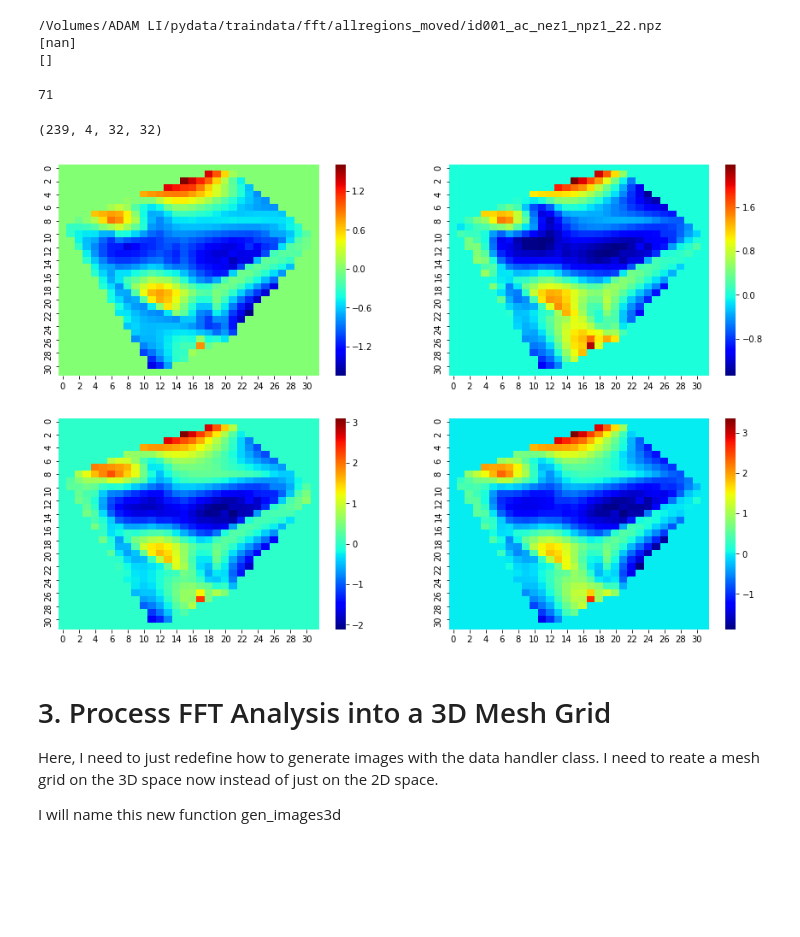
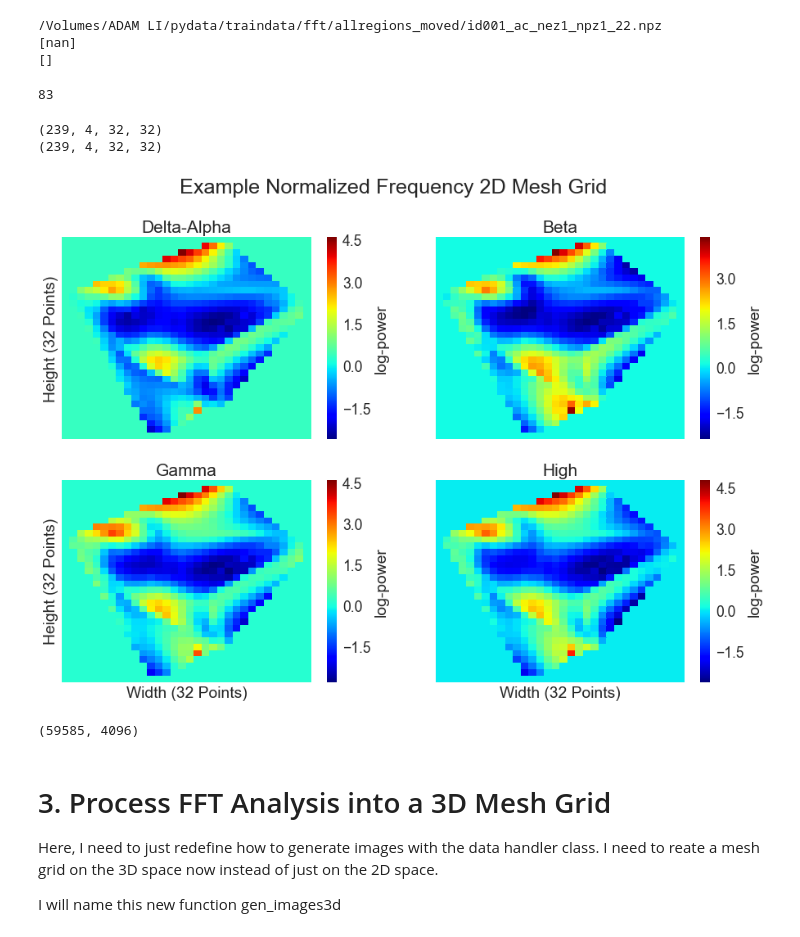
Before and after one commit to adam2392/dnn-unsupervised, a Jupyter notebook: dnn/Updated FFT Data Preprocessing into 2D and 3D.ipynb, the cells around one changed output. Saved outputs shown, nothing was run; the diff lists cells and outputs as text; code cells hidden in the pictures; blank space fills up the shorter version.

```diff
--- a/dnn/Updated FFT Data Preprocessing into 2D and 3D.ipynb
+++ b/dnn/Updated FFT Data Preprocessing into 2D and 3D.ipynb
@@ -515,7 +514,7 @@ print(seizoffsets)
 []
 # %%
 expname = 'allregions_notmoved'
-trainimagedir = os.path.join('/Volumes/ADAM LI/pydata/traindata/image_2d/', expname)
+trainimagedir = os.path.join('/Volumes/ADAM LI/pydata/dnn/traindata/image_2d/', expname)
 # Get ALL datafiles from all downstream files
 datafiles = []
 for root, dirs, files in os.walk(trainimagedir):
@@ -525,27 +524,62 @@ for root, dirs, files in os.walk(trainimagedir):
 # print(datafiles)
 print(len(datafiles))
 # %% [output]
-71
+83
 # %%
 import seaborn as sns
 import matplotlib
 import matplotlib.pyplot as plt
 
 filename = path_leaf(datafiles[0])
-filepath = os.path.join(trainimagedir, filename + '.npy')
-imagetensor = np.load(filepath)
+filepath = os.path.join(trainimagedir, filename)
+data = np.load(filepath)
+imagetensor = data['image_tensor']
+metadata = data['metadata'].item()
 print(imagetensor.shape)
 
-plt.figure(figsize=(15,10))
+def normalizeimage(imagetensor):
+    # assumes imagetensor shape is [nsamps, nchans, width, height]
+    temptensor = imagetensor.reshape((imagetensor.shape[0], imagetensor.shape[1], -1))
+
+    # get average/std and store temporary
+    avg = np.mean(temptensor, axis=-1, keepdims=True)
+    std = np.std(temptensor, axis=-1, keepdims=True)
+
+    temptensor = np.subtract(temptensor, avg)
+    temptensor = np.divide(temptensor,std)
+    imagetensor = temptensor.reshape((temptensor.shape[0], imagetensor.shape[1], 32, 32))
+    return imagetensor
+
+imagetensor = normalizeimage(imagetensor)
+print(imagetensor.shape)
+
+titlestr = ['Delta-Alpha', 'Beta', 'Gamma', 'High']
+
+fig = plt.figure(figsize=(15,10))
+supax = plt.gca()
+supax.set_title('Example Normalized Frequency 2D Mesh Grid')
+sns.set(font_scale=1.75)
 for i in range(4):
     plt.subplot(2,2,i+1)
-    sns.heatmap(imagetensor[0,i,:,:], cmap='jet')
+    sns.heatmap(imagetensor[0,i,:,:],
+                cmap='jet',
+                cbar_kws={'label': 'log-power'})
     ax = plt.gca()
+    ax.set_title(titlestr[i])
+    ax.set_xticks([])
+    ax.set_yticks([])
+    if i==0 or i==2:
+        ax.set_ylabel('Height (32 Points)')
+    if i==2 or i==3:
+        ax.set_xlabel('Width (32 Points)')
 #     if i > 0:
 #         clim[0] = np.min(clim[0], ax.clim()[0])
 #         clim[1] = np.max(clim[1], ax.clim()[1])
 #     else:
 #         clim = ax.clim()
+plt.suptitle('Example Normalized Frequency 2D Mesh Grid')
+plt.show()
 # %% [output]
 (239, 4, 32, 32)
+(239, 4, 32, 32)
-[figure, old version]
+[figure, new version]
@@ -554,3 +586,12 @@ print(ax.)
+# %%
+traindatadir = '/Volumes/ADAM LI/pydata/dnn/traindata/finaldata/'
+imagefile = os.path.join(traindatadir, 'allimages_2d.npz')
+
+data = np.load(imagefile)
+image_tensor = data['images']
+print(image_tensor.shape)
+# %% [output]
+(59585, 4096)
 # %% [markdown]
 # 3. Process FFT Analysis into a 3D Mesh Grid
 
```
Also changed, not shown: parts of 2 cells of this notebook, 2 other files.
